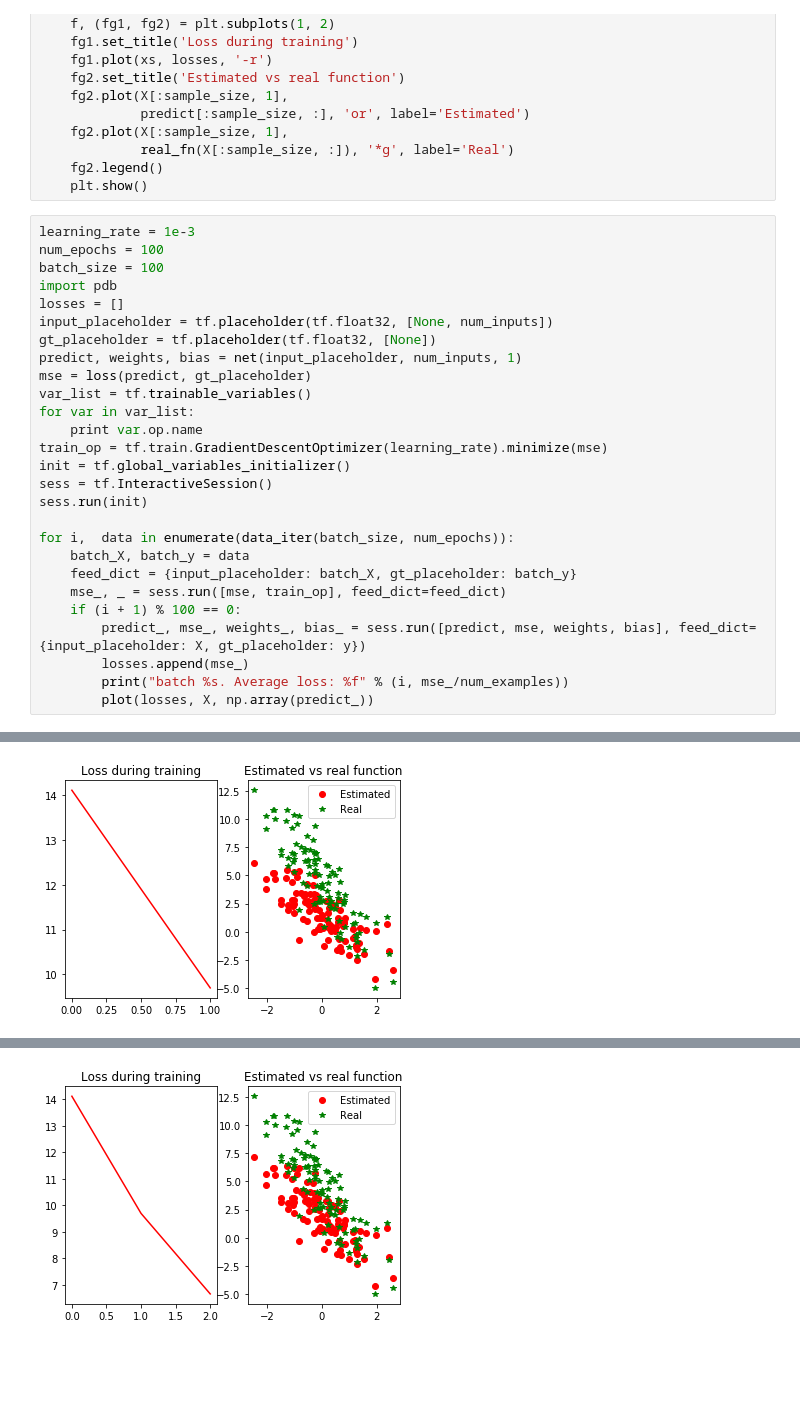
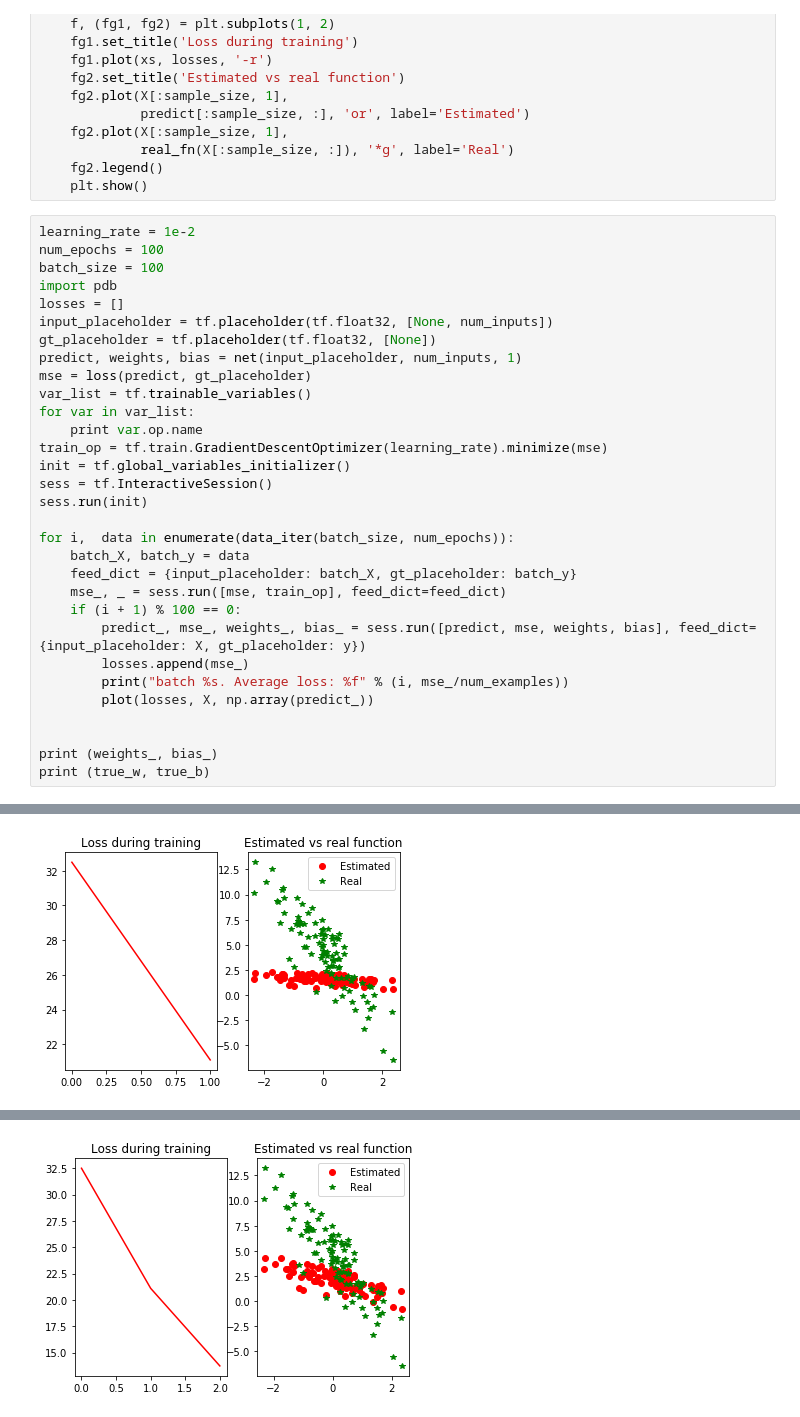
Before and after one commit to bucktoothsir/gluon_tutorials_in_tensorflow, a Jupyter notebook: linear_regression.ipynb, the cells around one changed output, grey strips where cells are left out. Cells and saved outputs as stored; diff of their text form; blank space fills up the shorter version.

```diff
--- a/linear_regression.ipynb
+++ b/linear_regression.ipynb
@@ -123,7 +123,7 @@ def plot(losses, X, predict, sample_size=100):
     fg2.legend()
     plt.show()
 # %%
-learning_rate = 1e-3
+learning_rate = 1e-2
 num_epochs = 100
 batch_size = 100
 import pdb
@@ -149,6 +149,10 @@ for i,  data in enumerate(data_iter(batch_size, num_epochs)):
         losses.append(mse_)
         print("batch %s. Average loss: %f" % (i, mse_/num_examples))
         plot(losses, X, np.array(predict_))
+
+
+print (weights_, bias_)
+print (true_w, true_b)
 # %% [output]
 Variable
 Variable_1
@@ -158 +162 @@ batch 199. Average loss: 0.009699
-[figure, old version]
+[figure, new version]
@@ -160 +164 @@ batch 299. Average loss: 0.006666
-[figure, old version]
+[figure, new version]
```
Also changed, not shown: parts of 3 cells of this notebook.
